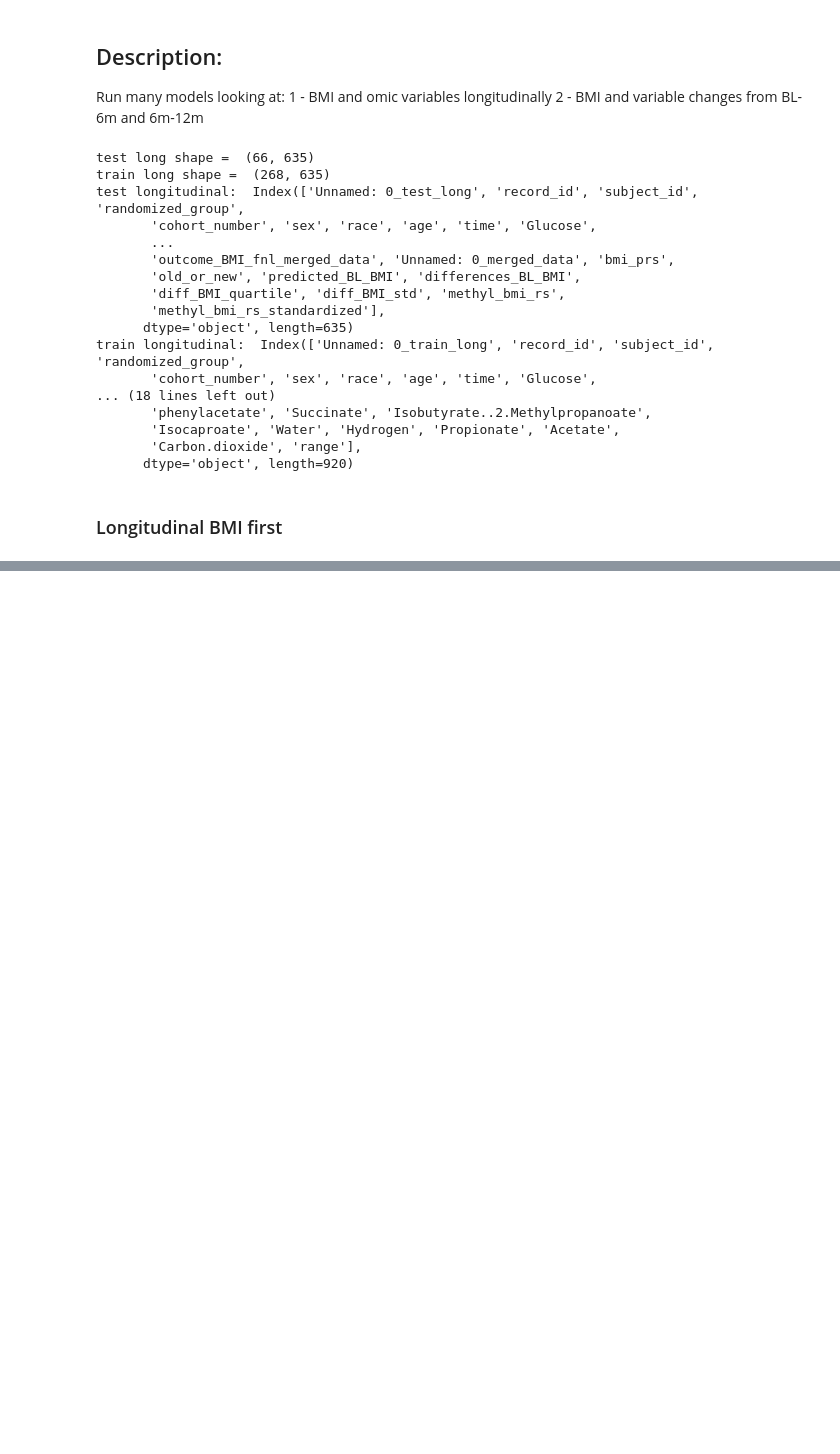
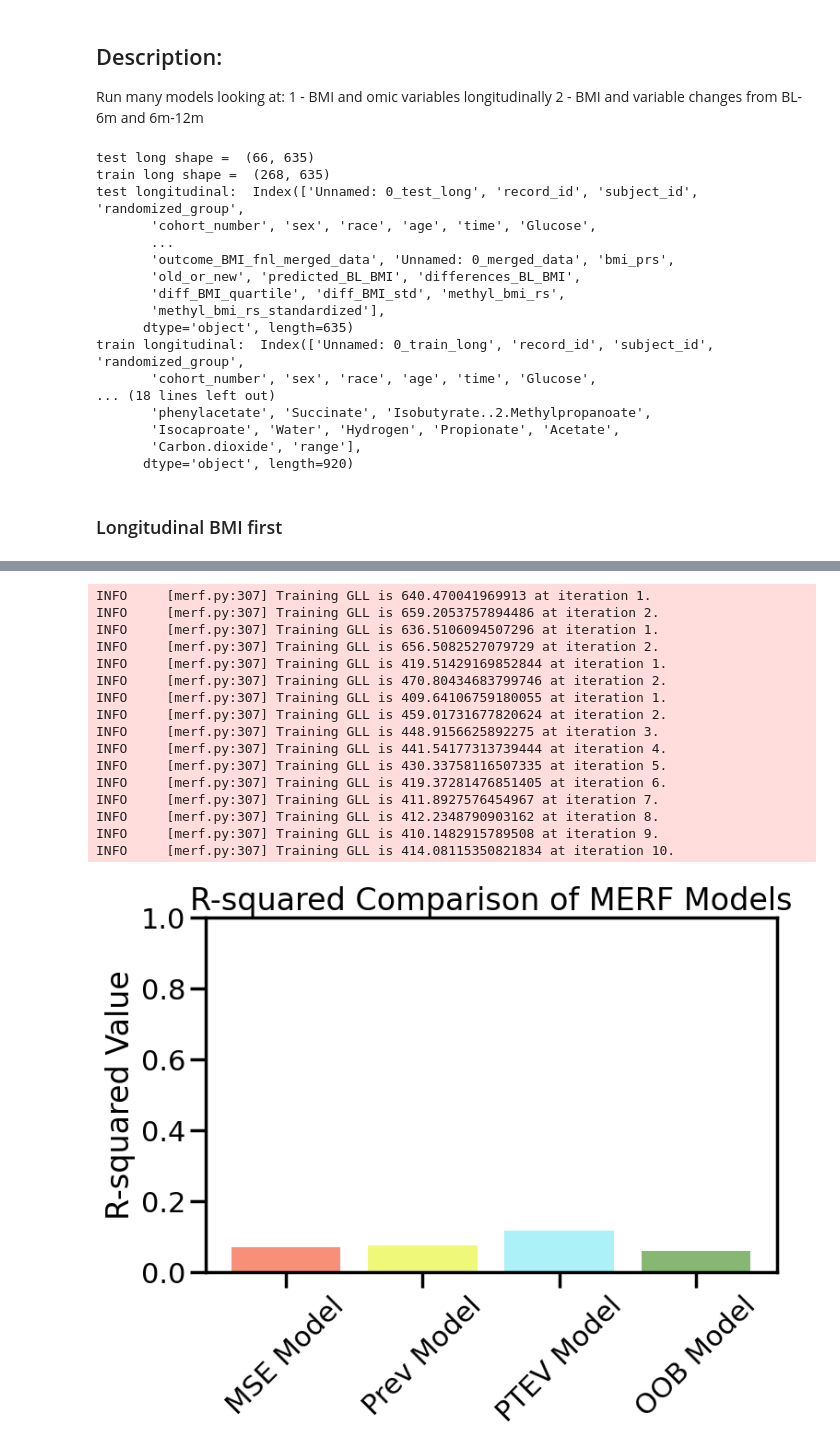
Before and after one commit to emilynyeo/multiomic_drift, a Jupyter notebook: play_scripts/2.models/merf_python/tuned_models/8.1.all_omic_bmi_modelplots.ipynb, the cells around one changed output, grey strips where cells are left out. Drawn from its saved outputs; the diff is of its cells as text; code cells hidden in the pictures; blank space fills up the shorter version.

```diff
--- a/play_scripts/2.models/merf_python/tuned_models/8.1.all_omic_bmi_modelplots.ipynb
+++ b/play_scripts/2.models/merf_python/tuned_models/8.1.all_omic_bmi_modelplots.ipynb
@@ -130,0 +491,55 @@ all_but_meta = ['randomized_group', 'cohort_number', 'sex', 'race', 'age', 'Gluc
+# %%
+train_l = train_long[meta_grs_taxa_functional]
+test_l = test_long[meta_grs_taxa_functional_test]
+# Check for duplicate column names in test_l
+duplicates_test = test_l.columns[test_l.columns.duplicated()].unique()
+duplicates_train = train_l.columns[train_l.columns.duplicated()].unique()
+# Remove duplicate columns
+test_l = test_l.loc[:, ~test_l.columns.duplicated()]
+train_l = train_l.loc[:, ~train_l.columns.duplicated()]
+output_dir = "/Users/emily/projects/research/Stanislawski/comps/mutli-omic-predictions/play_scripts/2.models/merf_python/merf_plots/long_combined"
+r2_out = 'r2_meta_grs_taxa_functional_merf_bmi_long_feb6.png'
+feature_imp_out = 'fi_meta_grs_taxa_functional_merf_bmi_long_feb6.png'
+
+print("---------- Select predictors for training set ----------")
+train_set = train_l
+X = train_set.drop(['outcome_bmi_fnl', 'all_samples'], axis=1)
+Y = train_set['outcome_bmi_fnl'].to_numpy()
+clusters_train = train_set['all_samples'].to_numpy()
+Z = np.ones((train_set.shape[0], 1))
+
+print("---------- Select predictors for test set ----------")
+test_set = test_l
+X_new = test_set.drop(['outcome_bmi_fnl', 'all_samples'], axis=1)[X.columns].astype(X.dtypes)
+Y_new = test_set['outcome_bmi_fnl'].to_numpy()
+clusters_new = pd.Series(test_set['all_samples'])
+Z_new = np.ones((len(X_new), 1))
+
+print("---------- Run MERF models ----------")
+#run_merf_analysis(X, Y, Z, clusters_train,
+#                  X_new, Y_new, Z_new, clusters_new,
+#                  long_df, output_dir, r2_out, feature_imp_out)
+# Run the analysis multiple times
+r2_run4, fi_run4 = run_merf_analysis2(X, Y, Z, clusters_train,
+                             X_new, Y_new, Z_new, clusters_new,
+                             long_df, output_dir, r2_out, feature_imp_out)
+
+print("---------- Run best MERF 🧮 ----------")
+param_grid_list = [
+    {'n_estimators': 500, 'max_depth': None,
+     'min_samples_split': 0.05, 'max_iter': 2}
+]
+# Call the run_merf function with the required parameters
+#meta_grs_tax_func = run_merf(X, Y, Z, clusters_train,
+#                     X_new, Y_new, Z_new, clusters_new,
+#                     param_grid_list, results_name="meta_grs_tax_func_results")
+# View the "only_meta" output
+#print("Viewing the 'only_meta' output:")
+#for result in meta_grs_tax_func:
+#    print(f"Model Parameters: {result['params']}")
+#    print(f"R-squared: {result['r2']:.4f}")
+#    print("Feature Importances:")
+#    for feature, importance in zip(X.columns, result['feature_importances']):
+#        print(f"{feature}: {importance:.4f}")
+#    print("\n")
+# %% [output]
@@ -130,0 +563,17 @@ all_but_meta = ['randomized_group', 'cohort_number', 'sex', 'race', 'age', 'Gluc
+INFO     [merf.py:307] Training GLL is 640.470041969913 at iteration 1.
+INFO     [merf.py:307] Training GLL is 659.2053757894486 at iteration 2.
+INFO     [merf.py:307] Training GLL is 636.5106094507296 at iteration 1.
+INFO     [merf.py:307] Training GLL is 656.5082527079729 at iteration 2.
+INFO     [merf.py:307] Training GLL is 419.51429169852844 at iteration 1.
+INFO     [merf.py:307] Training GLL is 470.80434683799746 at iteration 2.
+INFO     [merf.py:307] Training GLL is 409.64106759180055 at iteration 1.
+INFO     [merf.py:307] Training GLL is 459.01731677820624 at iteration 2.
+INFO     [merf.py:307] Training GLL is 448.9156625892275 at iteration 3.
+INFO     [merf.py:307] Training GLL is 441.54177313739444 at iteration 4.
+INFO     [merf.py:307] Training GLL is 430.33758116507335 at iteration 5.
+INFO     [merf.py:307] Training GLL is 419.37281476851405 at iteration 6.
+INFO     [merf.py:307] Training GLL is 411.8927576454967 at iteration 7.
+INFO     [merf.py:307] Training GLL is 412.2348790903162 at iteration 8.
+INFO     [merf.py:307] Training GLL is 410.1482915789508 at iteration 9.
+INFO     [merf.py:307] Training GLL is 414.08115350821834 at iteration 10.
+[figure, added]
```
Also changed, not shown: parts of 45 cells of this notebook, 1 other file.
